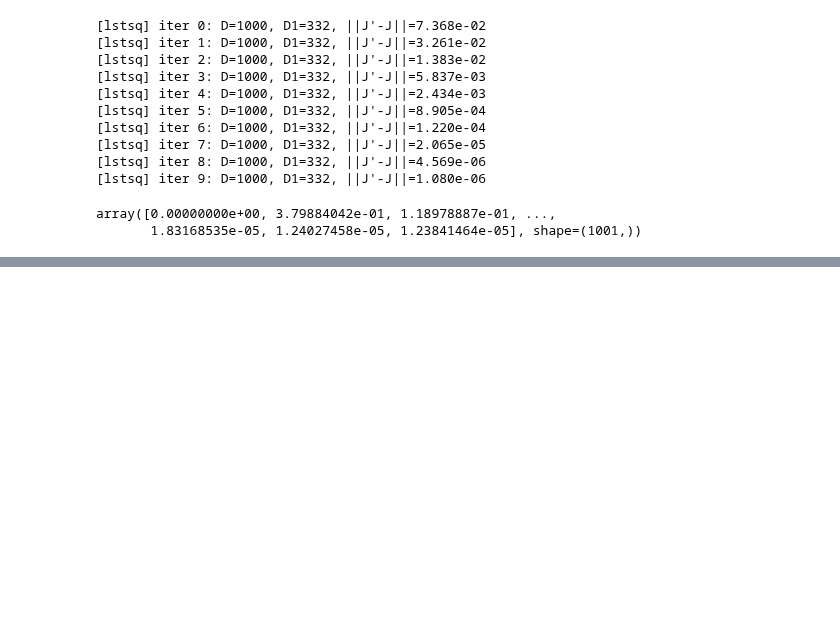
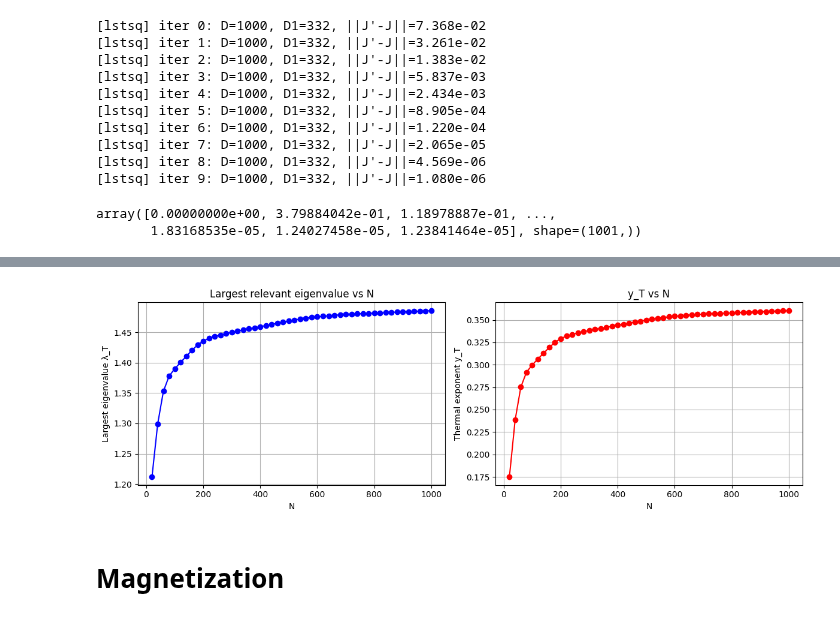
Before and after one commit to erbilcanartun/long-range-ising-chain, a Jupyter notebook: notebooks/new_foundation.ipynb, the cells around one changed output, grey strips where cells are left out. Saved outputs shown, nothing was run; the diff lists cells and outputs as text; code cells hidden in the pictures; blank space fills up the shorter version.

```diff
--- a/notebooks/new_foundation.ipynb
+++ b/notebooks/new_foundation.ipynb
@@ -517,0 +185,23 @@ np.float64(2.5876875603731463e-07)
+# %%
+# ----- plots -----
+fig, ax = plt.subplots(1, 2, figsize=(12, 4))
+
+ax[0].plot(Ns, lambda_Ts, 'b-o')
+ax[0].set_xlabel("N")
+ax[0].set_ylabel("Largest eigenvalue λ_T")
+ax[0].set_title("Largest relevant eigenvalue vs N")
+ax[0].grid()
+
+ax[1].plot(Ns, yTs, 'r-o')
+ax[1].set_xlabel("N")
+ax[1].set_ylabel("Thermal exponent y_T")
+ax[1].set_title("y_T vs N")
+ax[1].grid()
+
+plt.tight_layout()
+plt.savefig("../figures/yT_stability.png")
+plt.show()
+# %% [output]
+[figure, added]
+# %% [markdown]
+# Magnetization
```
Also changed, not shown: parts of 20 cells of this notebook, 3 other files.
